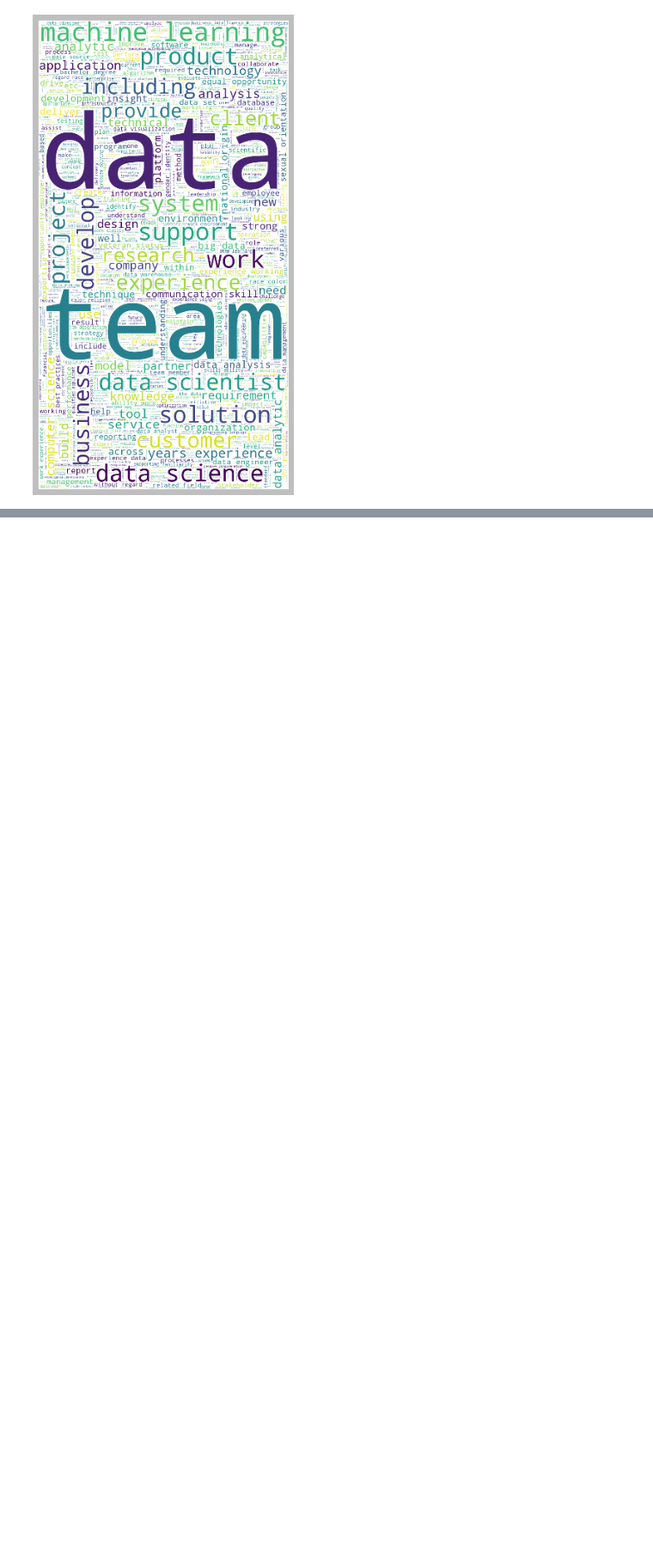
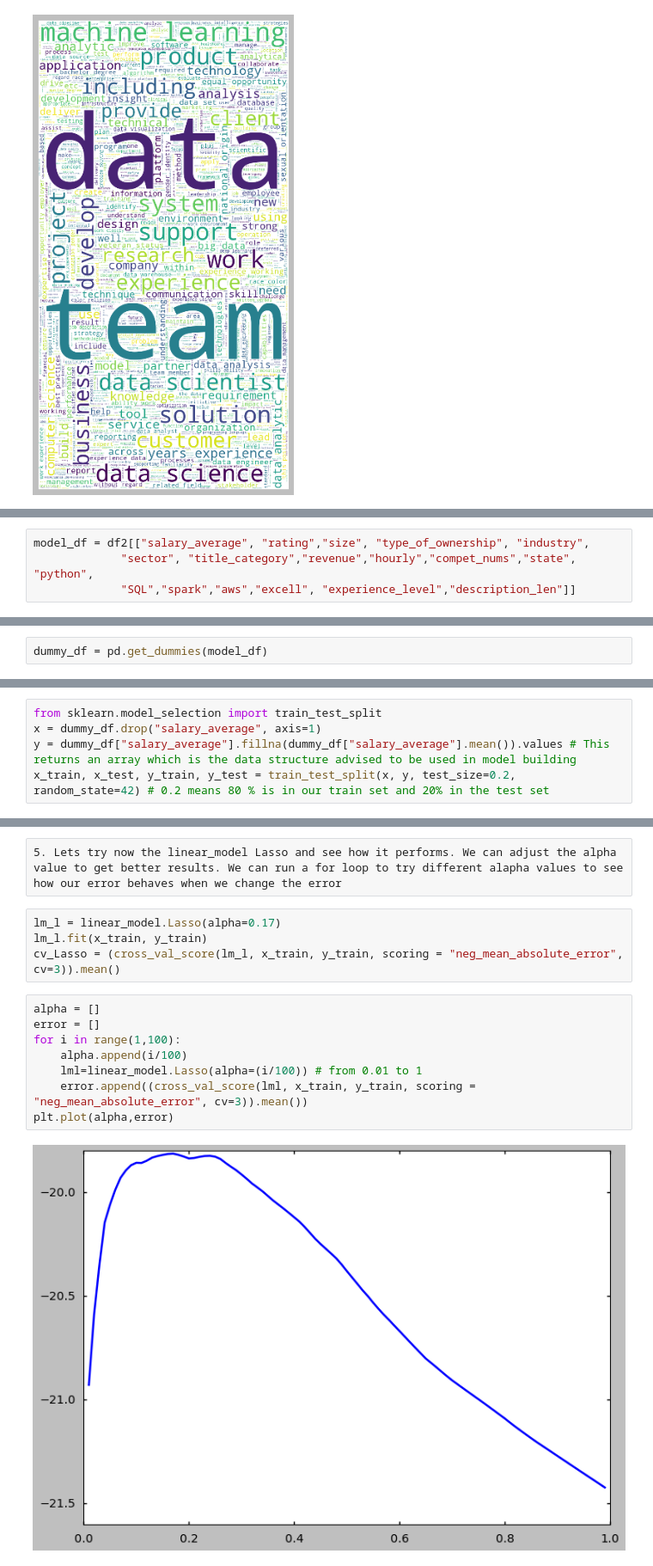
Before and after one commit to EnriqueSPR/ds_salary_project, a Jupyter notebook: Project Ken.ipynb, the cells around one changed output, grey strips where cells are left out. Shown at 86% size. Cells and saved outputs as stored; diff of their text form; blank space fills up the shorter version.

Commit message:
Model Building

```diff
--- a/Project Ken.ipynb
+++ b/Project Ken.ipynb
@@ -881,0 +925,4 @@ plt.show()
+# %%
+model_df = df2[["salary_average", "rating","size", "type_of_ownership", "industry",
+             "sector", "title_category","revenue","hourly","compet_nums","state", "python",
+             "SQL","spark","aws","excell", "experience_level","description_len"]]
@@ -881,0 +931,2 @@ plt.show()
+# %%
+dummy_df = pd.get_dummies(model_df)
@@ -881,0 +936,5 @@ plt.show()
+# %%
+from sklearn.model_selection import train_test_split
+x = dummy_df.drop("salary_average", axis=1)
+y = dummy_df["salary_average"].fillna(dummy_df["salary_average"].mean()).values # This returns an array which is the data structure advised to be used in model building
+x_train, x_test, y_train, y_test = train_test_split(x, y, test_size=0.2, random_state=42) # 0.2 means 80 % is in our train set and 20% in the test set
@@ -881,0 +1020,16 @@ plt.show()
+# %% [raw]
+5. Lets try now the linear_model Lasso and see how it performs. We can adjust the alpha value to get better results. We can run a for loop to try different alapha values to see how our error behaves when we change the error
+# %%
+lm_l = linear_model.Lasso(alpha=0.17)
+lm_l.fit(x_train, y_train)
+cv_Lasso = (cross_val_score(lm_l, x_train, y_train, scoring = "neg_mean_absolute_error", cv=3)).mean()
+# %%
+alpha = []
+error = []
+for i in range(1,100):
+    alpha.append(i/100)
+    lml=linear_model.Lasso(alpha=(i/100)) # from 0.01 to 1
+    error.append((cross_val_score(lml, x_train, y_train, scoring = "neg_mean_absolute_error", cv=3)).mean())
+plt.plot(alpha,error)
+# %% [output]
+[figure, added]
```
Also changed, not shown: parts of 41 cells of this notebook, 1 other file.
